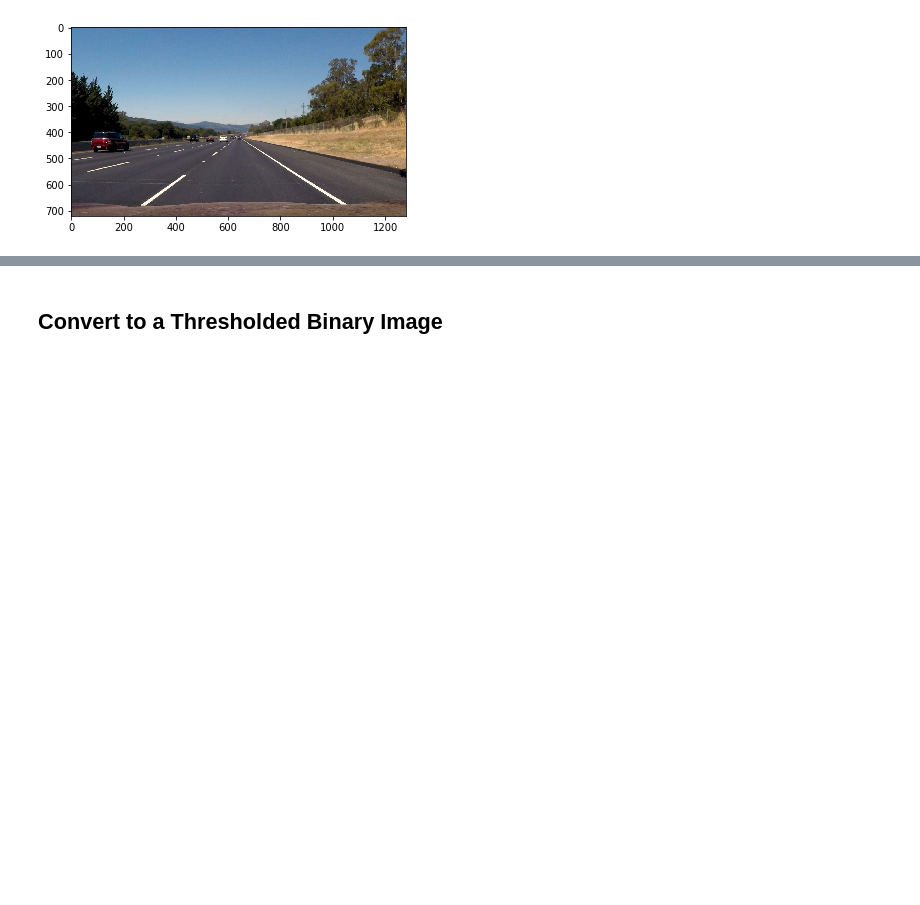
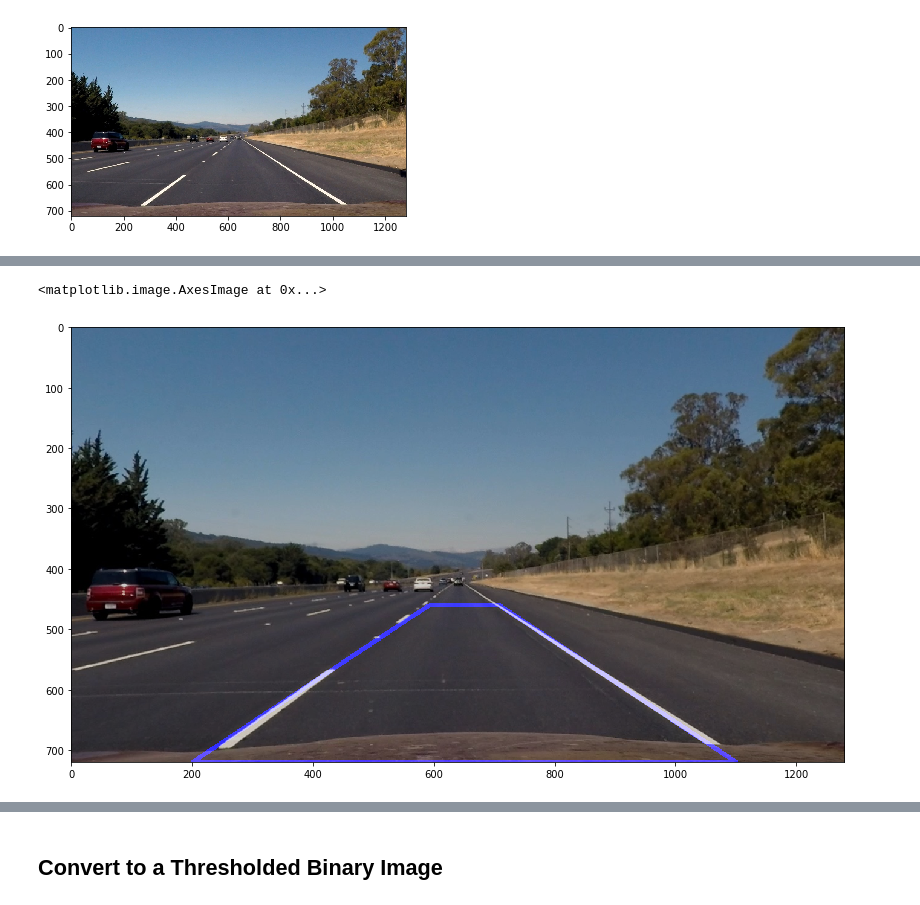
Before and after one commit to laygond/Advance-Lane-Detection, a Jupyter notebook: demo.ipynb, the cells around one changed output, grey strips where cells are left out. Cells and saved outputs as stored; diff of their text form; code cells hidden in the pictures; blank space fills up the shorter version.

```diff
--- a/demo.ipynb
+++ b/demo.ipynb
@@ -124,0 +124,43 @@ https://www.mrt.kit.edu/download/Multi_Lane_Detection_and_Ego_Lane_Estimation(1)
+# %%
+def draw_roi_box(img, vertices, color=[0, 0, 255], thickness=5):
+    """
+    Draw a contour around region of interest on img (binary or color)
+    Vertices must be 2D array of coordinate pairs [[(x1,y1),...,(x4,y4)]]
+
+    """
+    # Create blank image: if not color yet then create "color" binary image
+    if len(img.shape) == 2:         #if single channel
+        img = np.dstack((img, img, img))
+    img_to_draw = np.copy(img)*0
+
+    # Draw the lines
+    for vertex in vertices:   # used 'for' to get rid of 2D array
+        cv2.line(img_to_draw, tuple(vertex[0]), tuple(vertex[1]), color, thickness)
+        cv2.line(img_to_draw, tuple(vertex[1]), tuple(vertex[2]), color, thickness)
+        cv2.line(img_to_draw, tuple(vertex[2]), tuple(vertex[3]), color, thickness)
+        cv2.line(img_to_draw, tuple(vertex[3]), tuple(vertex[0]), color, thickness)
+
+    # Add detected lanes to original img
+    output_img = cv2.addWeighted(img_to_draw, 1, img, 0.8, 0)
+    return output_img
+
+
+# Read straight line image
+image = mpimg.imread(straight_line_test_images_paths[0]) #first image from list
+image = cv2.undistort(image, mtx, dist, None, mtx)
+
+# Obtain source points
+height, width = image.shape[:2]
+offset = 10   # camera offset from center of car
+bottom_left   =( width/2 -450 +offset   , height)
+upper_left    =( width/2 -58  +offset   , height/2+100)
+upper_right   =( width/2 +58  +offset   , height/2+100)
+bottom_right  =( width/2 +450 +offset   , height)
+vertices = np.array([[bottom_left,upper_left,upper_right,bottom_right]], dtype=np.int32)
+
+# Display
+plt.figure(figsize=(15, 8))  # width and heights in inches
+plt.imshow(draw_roi_box(image, vertices))
+# %% [output]
+<matplotlib.image.AxesImage at 0x...>
+[figure, added]
```
Also changed, not shown: parts of 6 cells of this notebook.
